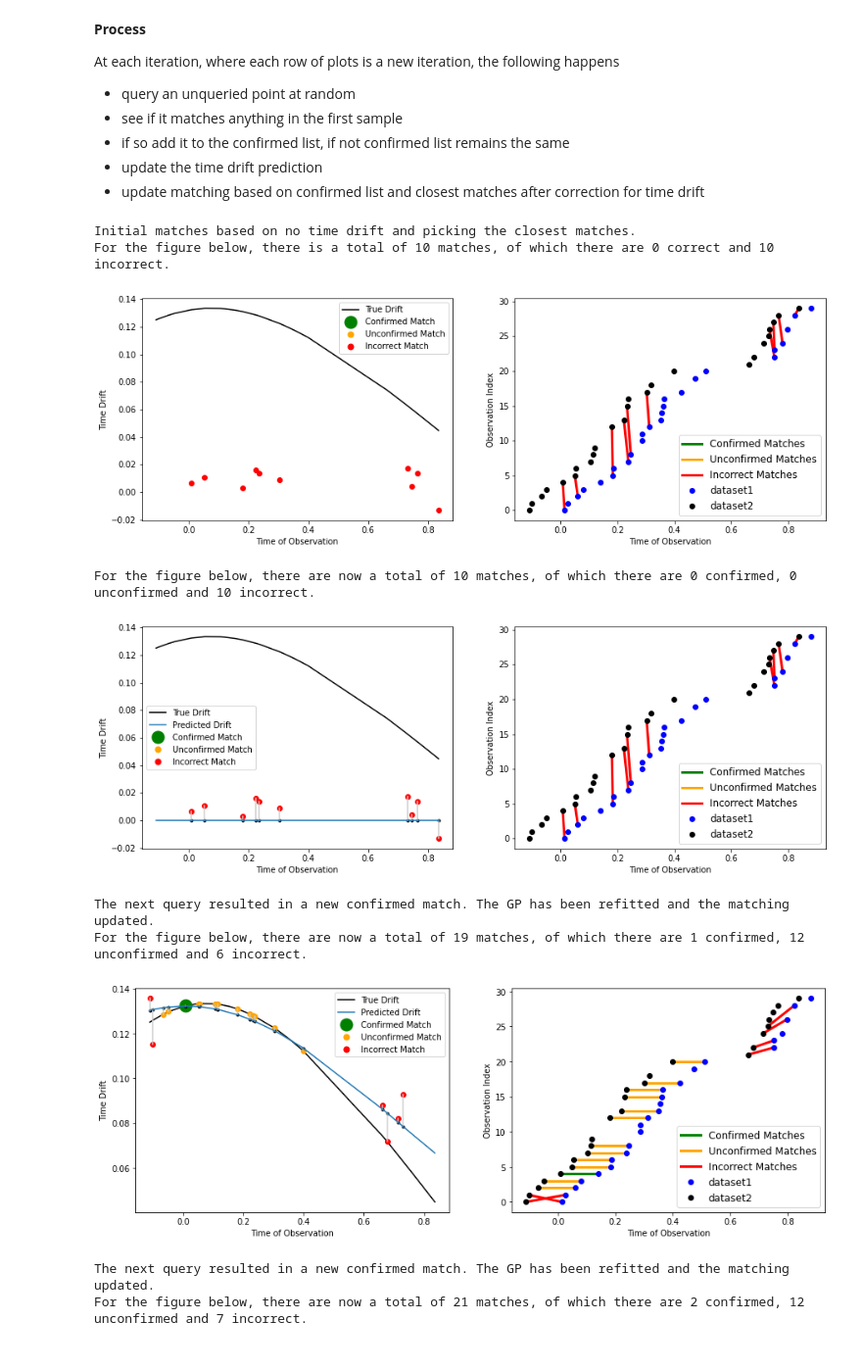
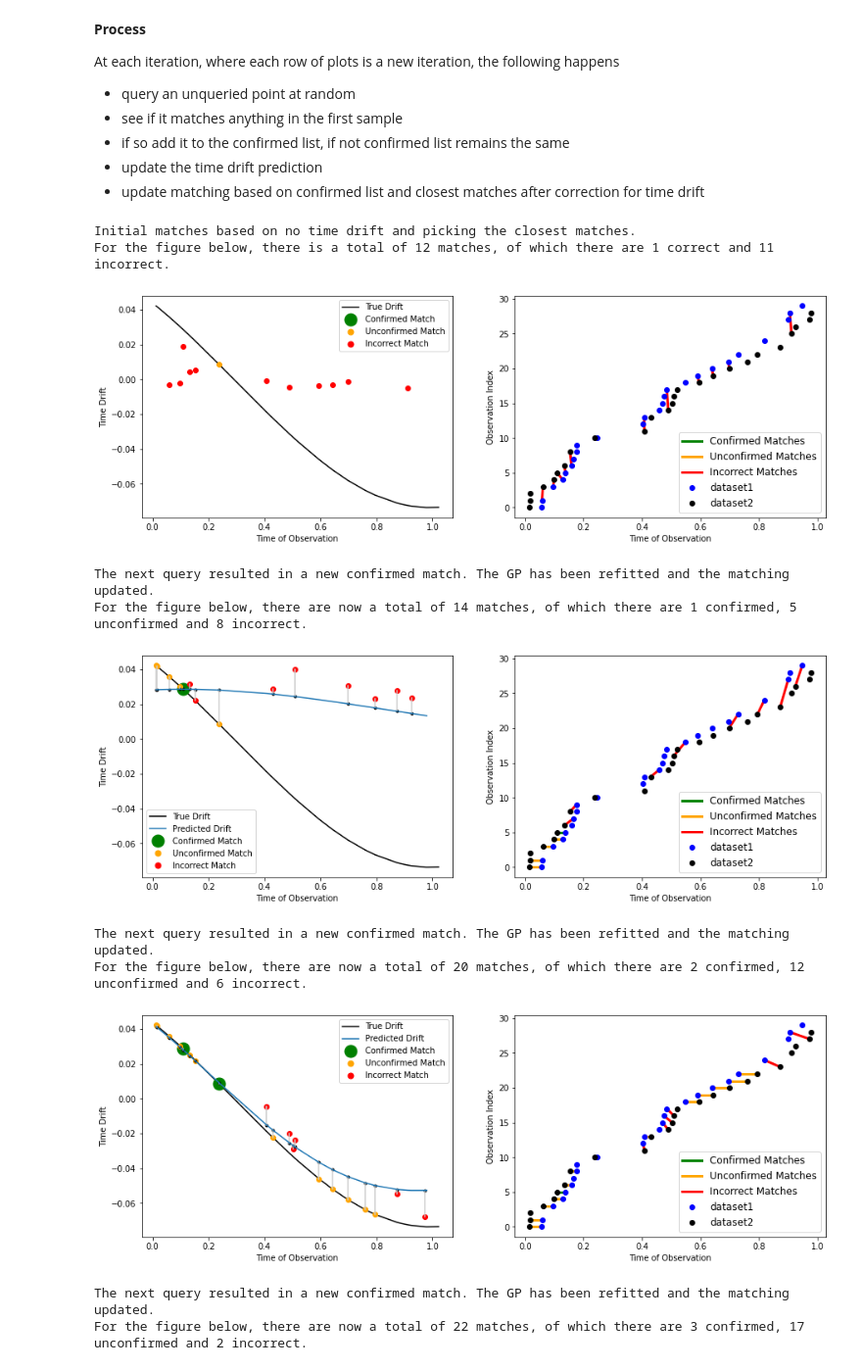
Before and after one commit to sdrogers/CLGP, a Jupyter notebook: CLMSSimpleExample.ipynb, the cells around one changed output. Shown at 98% size. Drawn from its saved outputs; the diff is of its cells as text; code cells hidden in the pictures.

Commit message:
updated example with new query method

```diff
--- a/CLMSSimpleExample.ipynb
+++ b/CLMSSimpleExample.ipynb
@@ -109,17 +115,19 @@ At each iteration, where each row of plots is a new iteration, the following hap
 - update the time drift prediction
 - update matching based on confirmed list and closest matches after correction for time drift
 # %%
-n_its = 3 # traffic light colouring
+n_its = 5
 max_rt = 0.02
-SimpleExperiment(n_its,observed_1, observed_2, data_1_idx, data_2_idx, frag_1, main_K, max_rt,true_vals,true_offset_function).run()
+match_method = 'max_drift'  # options: 'max_drift', 'max_drift_weighted'. If no option is given, then just picks at random
+SimpleExperiment(n_its,observed_1, observed_2, data_1_idx, data_2_idx, frag_1, main_K, match_method, max_rt,true_vals,true_offset_function).run()
 # %% [output]
 Initial matches based on no time drift and picking the closest matches.
-For the figure below, there is a total of 10 matches, of which there are 0 correct and 10 incorrect.
+For the figure below, there is a total of 12 matches, of which there are 1 correct and 11 incorrect.
-[figure, old version]
+[figure, new version]
-For the figure below, there are now a total of 10 matches, of which there are 0 confirmed, 0 unconfirmed and 10 incorrect.
+The next query resulted in a new confirmed match. The GP has been refitted and the matching updated.
+For the figure below, there are now a total of 14 matches, of which there are 1 confirmed, 5 unconfirmed and 8 incorrect.
-[figure, old version]
+[figure, new version]
 The next query resulted in a new confirmed match. The GP has been refitted and the matching updated.
-For the figure below, there are now a total of 19 matches, of which there are 1 confirmed, 12 unconfirmed and 6 incorrect.
+For the figure below, there are now a total of 20 matches, of which there are 2 confirmed, 12 unconfirmed and 6 incorrect.
-[figure, old version]
+[figure, new version]
 The next query resulted in a new confirmed match. The GP has been refitted and the matching updated.
-For the figure below, there are now a total of 21 matches, of which there are 2 confirmed, 12 unconfirmed and 7 incorrect.
+For the figure below, there are now a total of 22 matches, of which there are 3 confirmed, 17 unconfirmed and 2 incorrect.
```
Also changed, not shown: parts of 8 cells of this notebook.
